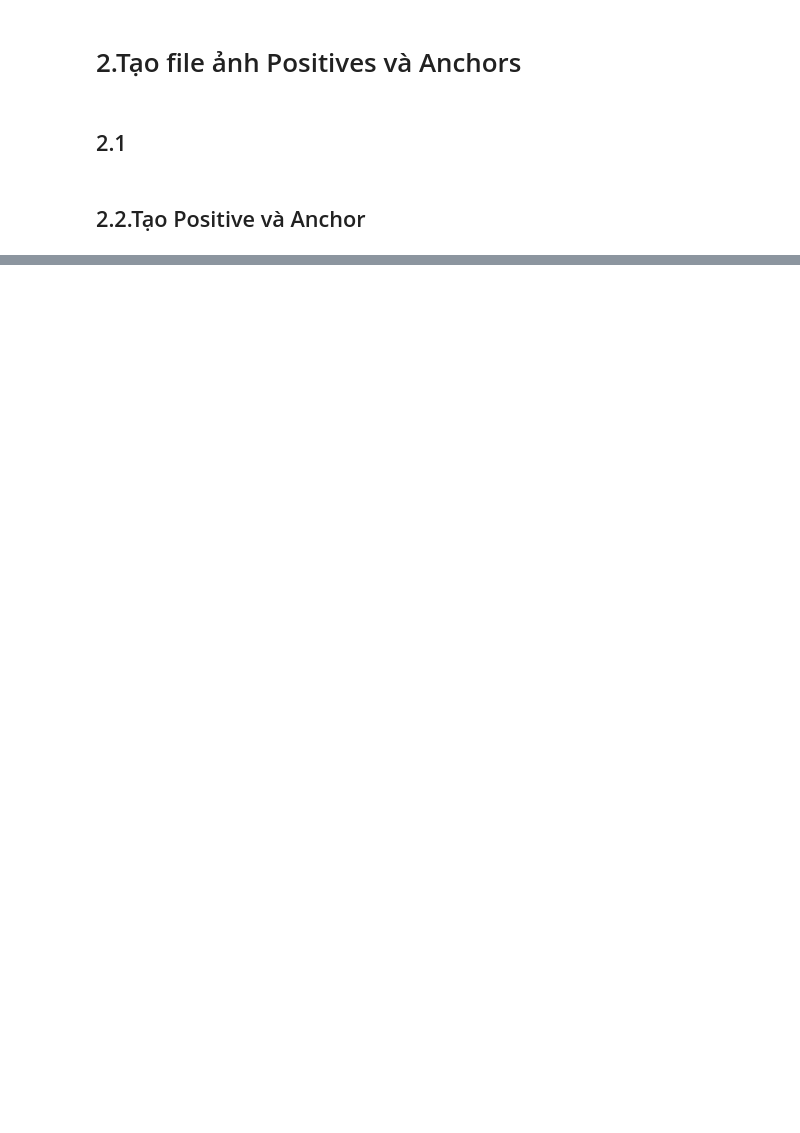
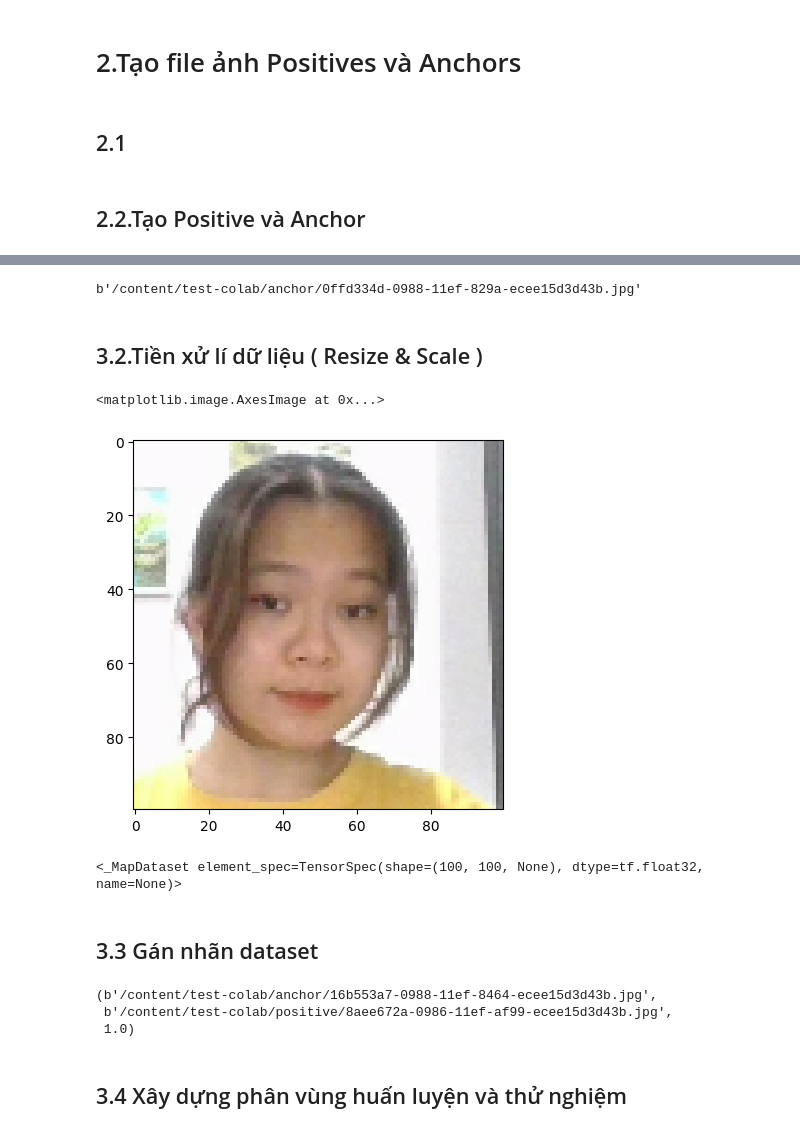
Before and after one commit to hoagn-vu/SNN-Face-Recognition, a Jupyter notebook: Project_AI_CuoiKy.ipynb, the cells around one changed output, grey strips where cells are left out. Saved outputs shown, nothing was run; the diff lists cells and outputs as text; code cells hidden in the pictures; blank space fills up the shorter version.

Commit message:
Tiền xử lý dữ liệu

```diff
--- a/Project_AI_CuoiKy.ipynb
+++ b/Project_AI_CuoiKy.ipynb
@@ -118,0 +206,37 @@ cv2.destroyAllWindows()
+# %%
+print(dir_test.next())
+# %% [output]
+b'/content/test-colab/anchor/0ffd334d-0988-11ef-829a-ecee15d3d43b.jpg'
+# %% [markdown]
+## 3.2.Tiền xử lí dữ liệu ( Resize & Scale )
+# %%
+def preprocess(file_path):
+
+    # Tải hình ảnh từ đường dẫn
+    byte_img = tf.io.read_file(file_path)
+
+    # Tải hình ảnh
+    img = tf.io.decode_jpeg(byte_img)
+
+    # Chỉnh size ảnh thành 100x100
+    img = tf.image.resize(img, (100, 100))
+
+    # Scale hình ảnh về trong khoarg 0 và 1
+    img = img / 255.0
+
+    return img
+# %%
+img = preprocess('/content/test-colab/anchor/13fceeb6-0988-11ef-9668-ecee15d3d43b.jpg')
+# %%
+plt.imshow(img)
+# %% [output]
+<matplotlib.image.AxesImage at 0x...>
+[figure, added]
+# %%
+anchor.map(preprocess)
+negative.map(preprocess)
+positive.map(preprocess)
+# %% [output]
+<_MapDataset element_spec=TensorSpec(shape=(100, 100, None), dtype=tf.float32, name=None)>
+# %% [markdown]
+## 3.3 Gán nhãn dataset
@@ -118,0 +254,8 @@ cv2.destroyAllWindows()
+# %%
+exampple
+# %% [output]
+(b'/content/test-colab/anchor/16b553a7-0988-11ef-8464-ecee15d3d43b.jpg',
+ b'/content/test-colab/positive/8aee672a-0986-11ef-af99-ecee15d3d43b.jpg',
+ 1.0)
+# %% [markdown]
+## 3.4 Xây dựng phân vùng huấn luyện và thử nghiệm
```
Also changed, not shown: parts of 33 cells of this notebook.
